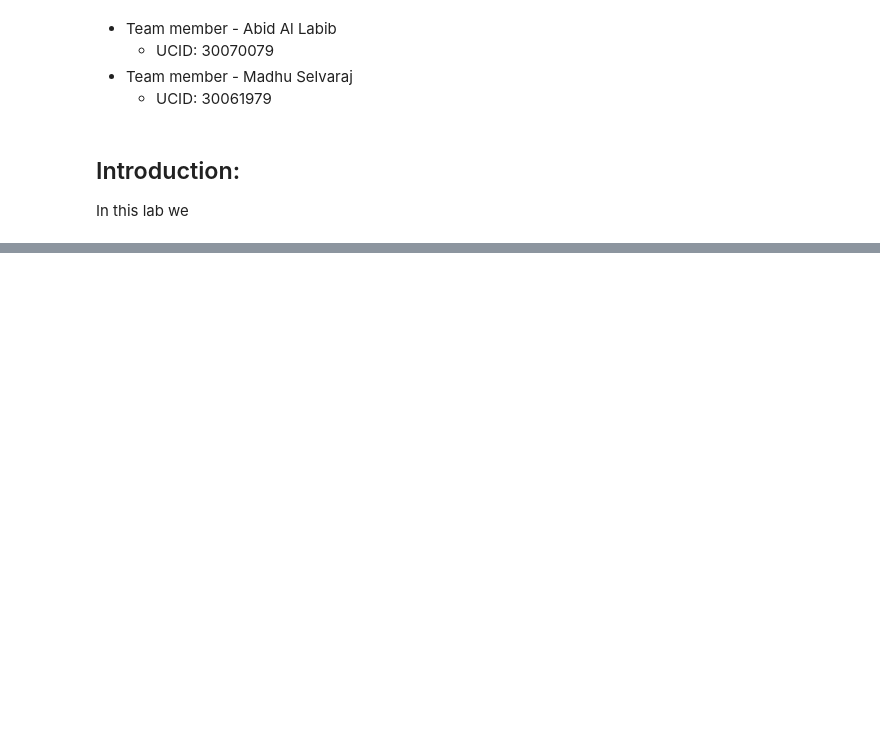
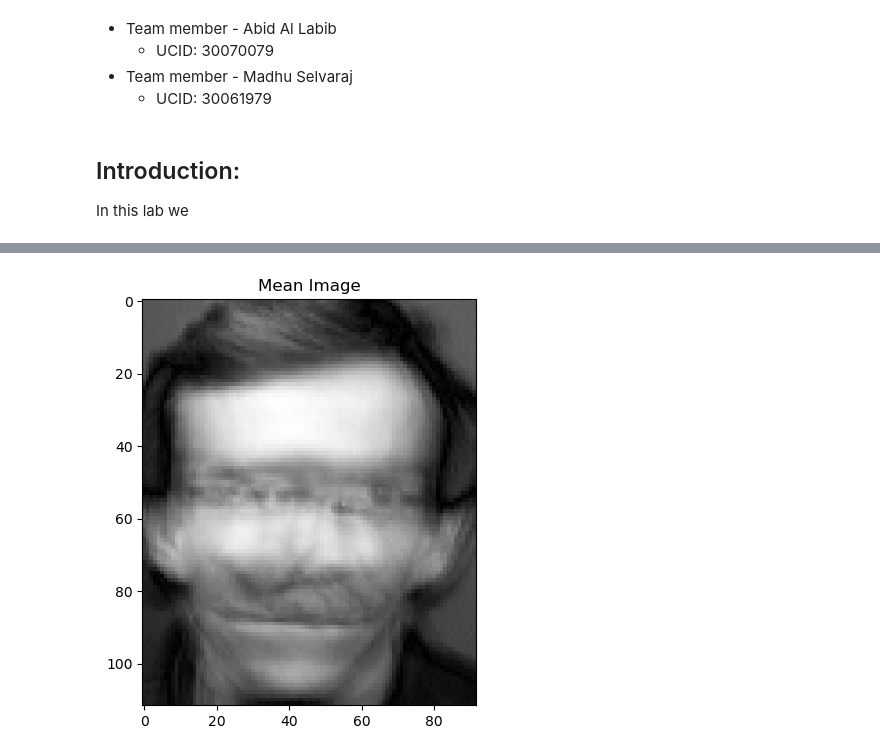
Before and after one commit to Abid-Al-Labib/ENCM-509, a Jupyter notebook: lab 6/lab06.ipynb, the cells around one changed output, grey strips where cells are left out. Drawn from its saved outputs; the diff is of its cells as text; code cells hidden in the pictures; blank space fills up the shorter version.

```diff
--- a/lab 6/lab06.ipynb
+++ b/lab 6/lab06.ipynb
@@ -87,0 +163,11 @@ Size of each image: (112, 92) 10304
+# %%
+# calculates the mean of each row instead of each column
+m = np.mean(S, axis=1)
+# converts to unsigned 8-bit integer. Values range from 0 to 255
+m = np.uint8(np.abs(m)).reshape(-1,1)
+
+img = np.reshape(m, (irow, icol))
+plt.imshow(img, cmap='gray')
+plt.title('Mean Image');
+# %% [output]
+[figure, added]
```
Also changed, not shown: parts of 8 cells of this notebook.
